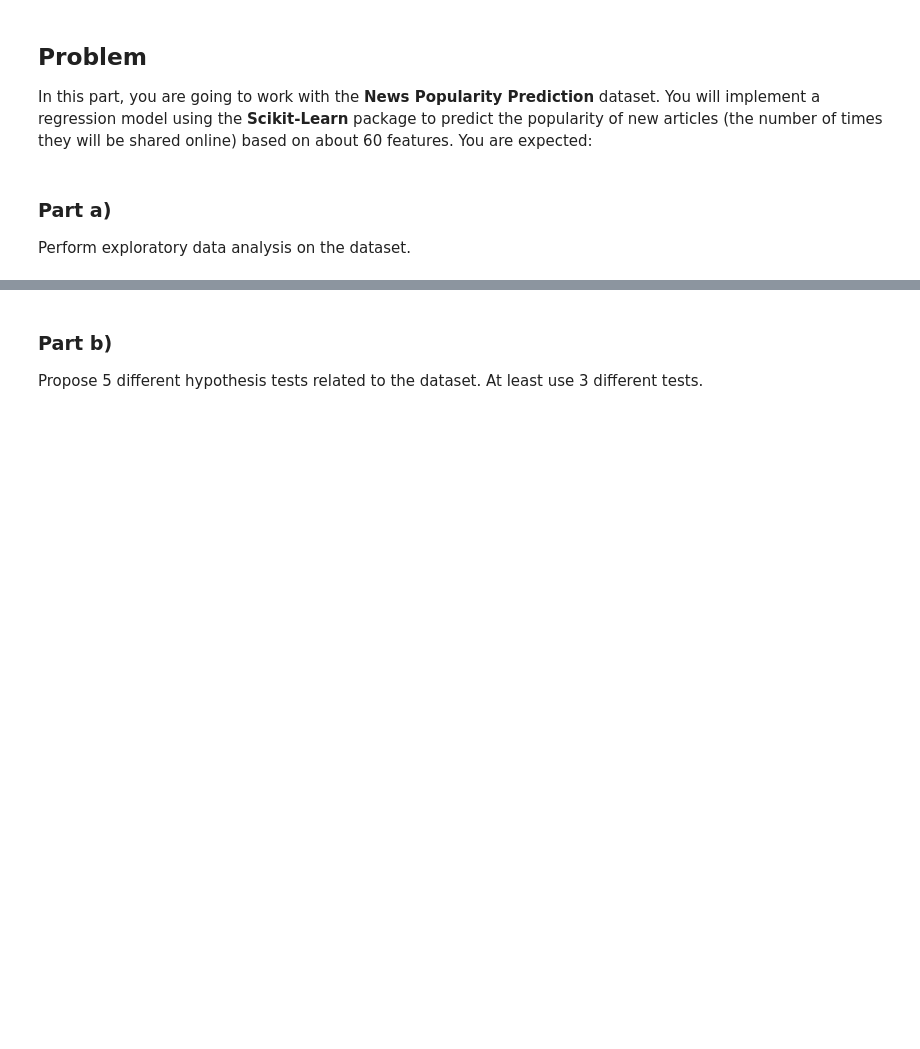
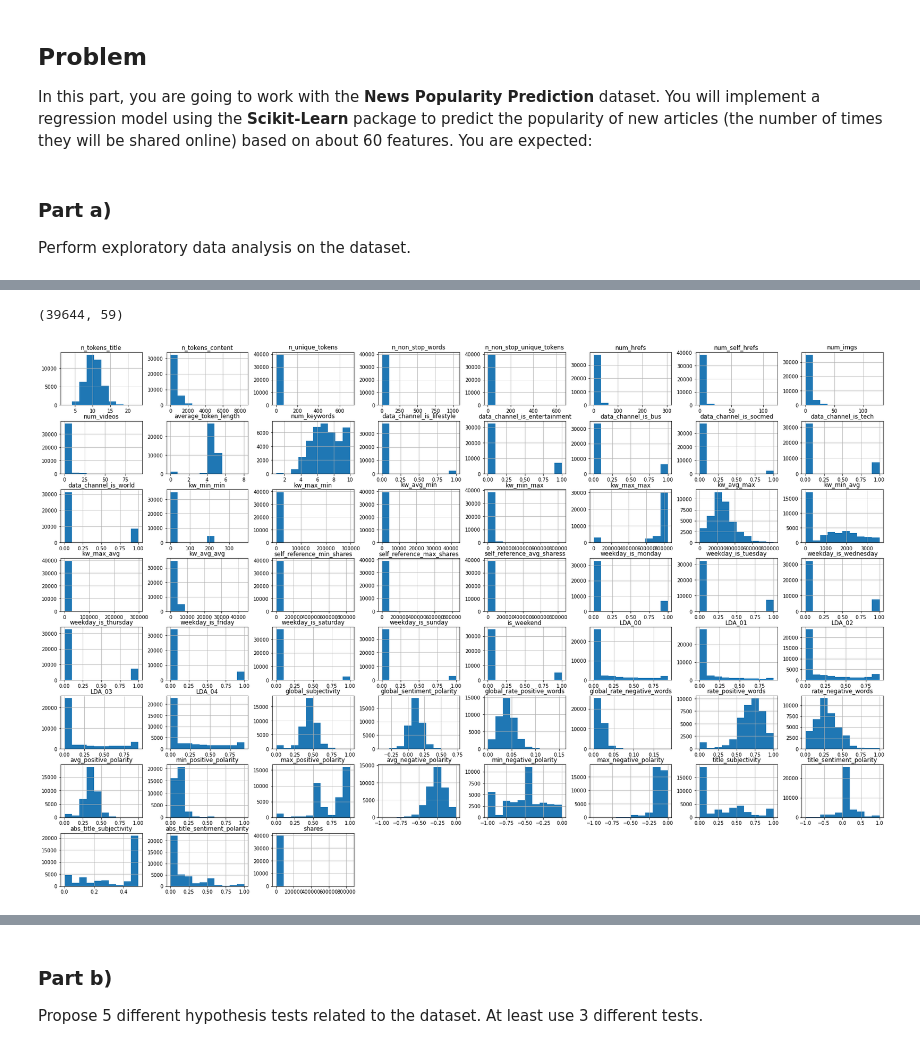
Before and after one commit to MohammadRouintan/Online-News-Popularity-Regression, a Jupyter notebook: ONPR.ipynb, the cells around one changed output, grey strips where cells are left out. Saved outputs shown, nothing was run; the diff lists cells and outputs as text; code cells hidden in the pictures; blank space fills up the shorter version.

Commit message:
starting analysis data

```diff
--- a/ONPR.ipynb
+++ b/ONPR.ipynb
@@ -14,3 +14,7 @@ In this part, you are going to work with the __News Popularity Prediction__ data
 # %% [markdown]
 ### Part a)
 Perform exploratory data analysis on the dataset.
+# %%
+# Read Data
+onp = pd.read_csv('Dataset/OnlineNewsPopularity.csv')
+onp.head()
@@ -16,0 +84,16 @@ Perform exploratory data analysis on the dataset.
+# %%
+# Correcting name of columns
+cols = np.array([attr.strip() for attr in onp.columns.values], dtype=object)
+onp.columns = cols
+# %%
+# Remove duplicates and remove non_predictive features
+onp.drop_duplicates(inplace=True)
+onp.drop(['url', 'timedelta'], axis=1, inplace=True)
+onp.shape
+# %% [output]
+(39644, 59)
+# %%
+onp.hist(figsize=(30, 20))
+plt.show()
+# %% [output]
+[figure, added]
```
Also changed, not shown: parts of 8 cells of this notebook.
